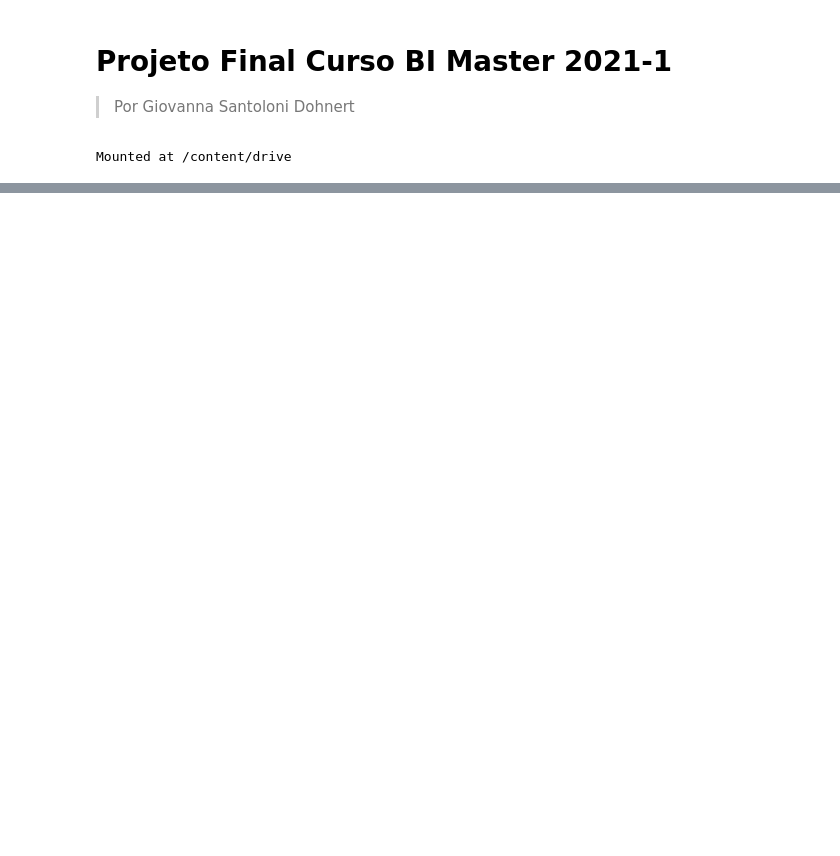
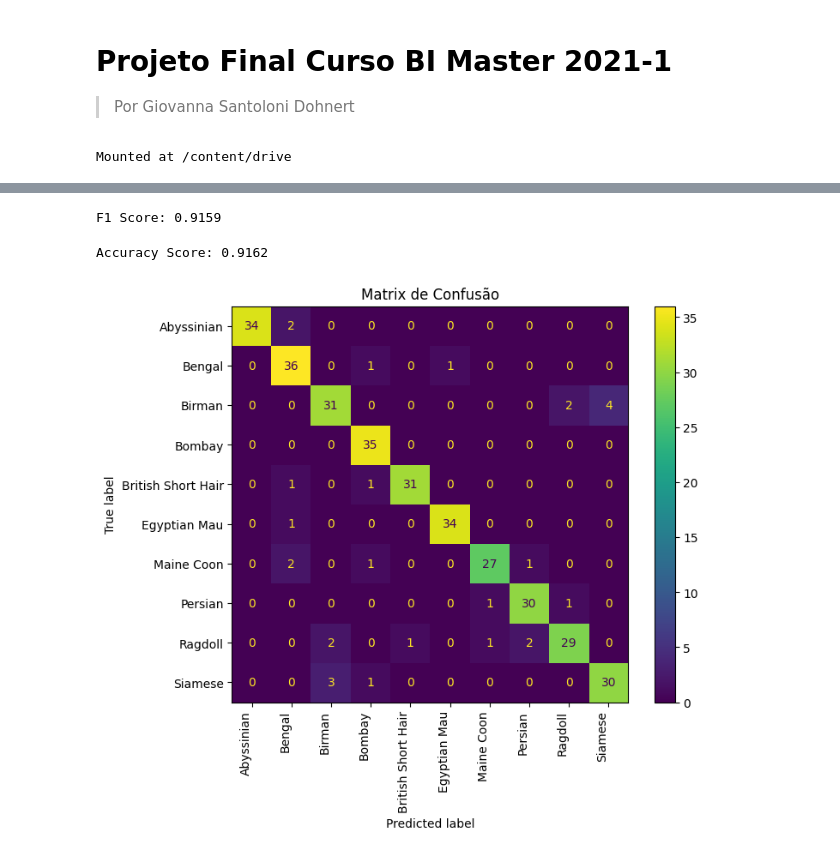
Before and after one commit to giovannasantoloni/PoCs, a Jupyter notebook: Projeto_Final_Curso_BI_Master_2021_1_Giovanna_Dohnert.ipynb, the cells around one changed output, grey strips where cells are left out. Cells and saved outputs as stored; diff of their text form; code cells hidden in the pictures; blank space fills up the shorter version.

```diff
--- a/Projeto_Final_Curso_BI_Master_2021_1_Giovanna_Dohnert.ipynb
+++ b/Projeto_Final_Curso_BI_Master_2021_1_Giovanna_Dohnert.ipynb
@@ -225,8 +240,7 @@ model.compile(optimizer=RMSprop(learning_rate=1e-4), loss='categorical_crossentr
 # Treinar o Modelo
 history = model.fit(
     train_dataset,
-    steps_per_epoch=len(train_dataset),
-    epochs=30,
+    batch_size=batch_size,
+    epochs=50,
     validation_data=validation_dataset,
-    validation_steps=len(validation_dataset),
-    callbacks=[lr_scheduler])
+    callbacks=[mc])
@@ -251,0 +266,3 @@ Podemos calcular a acurácia do modelo a partir da matriz de confusão, o que ap
+# %%
+# carregar melhor modelo
+model.load_weights(model_path)
@@ -251,0 +279,30 @@ Podemos calcular a acurácia do modelo a partir da matriz de confusão, o que ap
+# %%
+# Get the class labels in the correct order
+
+# Initialize empty lists to store predictions and true labels
+predictions = []
+batch_labels = []
+
+# Iterate over generator batches and collect predictions
+for _ in range(len(test_dataset)):
+    batch_images, batch_labels_batch = test_dataset.next()
+    batch_predictions = model.predict_on_batch(batch_images)
+    predictions.extend(batch_predictions)
+    batch_labels.extend(batch_labels_batch)
+
+# Convert the predicted probabilities to class labels
+predictions = np.array(predictions)
+y_pred = np.argmax(predictions, axis=1)
+y_true = np.argmax(batch_labels, axis=1)
+# %%
+# Calculate F1 score
+f1 = f1_score(y_true, y_pred, average='weighted')
+print(f"F1 Score: {f1:.4f}")
+# %% [output]
+F1 Score: 0.9159
+# %%
+# Calculate accuracy
+acc = accuracy_score(y_true, y_pred)
+print(f"Accuracy Score: {acc:.4f}")
+# %% [output]
+Accuracy Score: 0.9162
@@ -251,0 +311,18 @@ Podemos calcular a acurácia do modelo a partir da matriz de confusão, o que ap
+# %%
+# Retrieve possible classes
+classes = test_dataset.class_indices
+# Get class labels
+classes = list(classes.keys())
+# %%
+fig, ax = plt.subplots(figsize=(8,6), dpi=100)
+ax.set(title='Matrix de Confusão')
+display = ConfusionMatrixDisplay(conf_matrix, display_labels=classes)
+display.plot(ax=ax);
+
+# Rotate x-axis tick labels by 90 degrees
+ax.set_xticks(np.arange(len(classes)))
+ax.set_xticklabels(classes, rotation=90, ha='right')
+
+plt.show()
+# %% [output]
+[figure, added]
```
Also changed, not shown: parts of 34 cells of this notebook.
